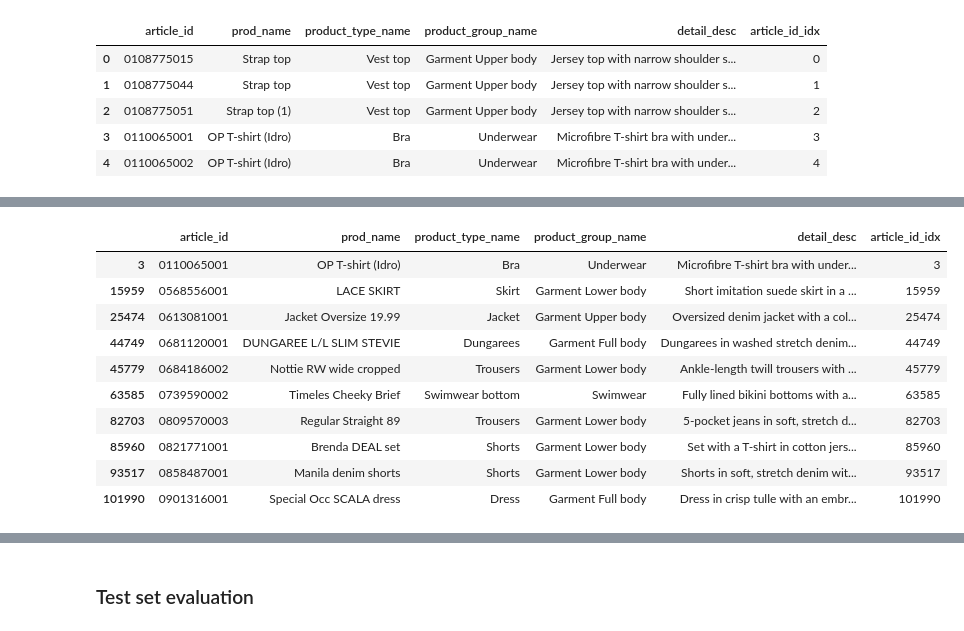
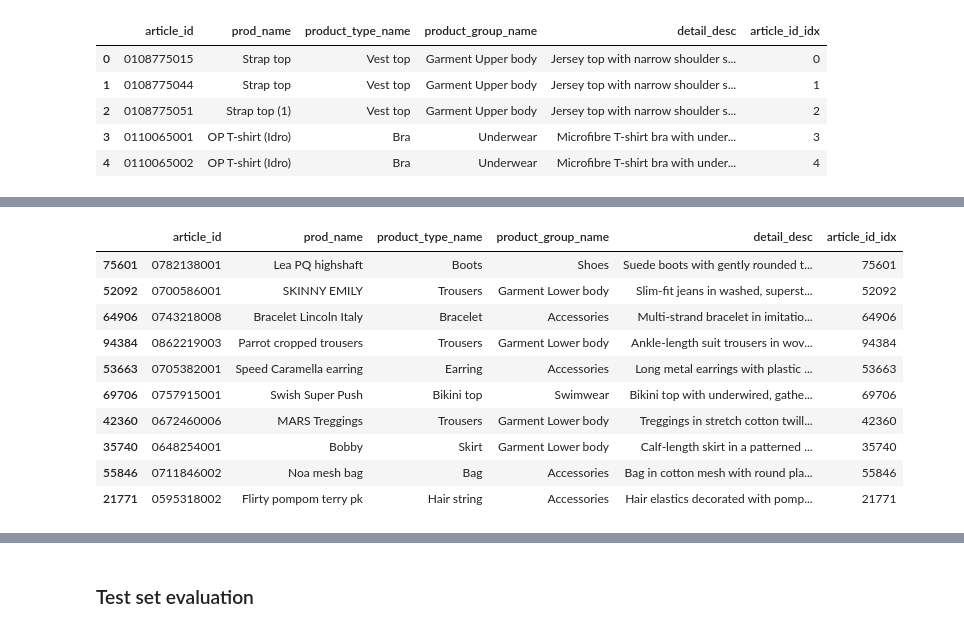
Before and after one commit to stevieg3/fashion-recommendations, a Jupyter notebook: notebooks/09-CF Weighted Matrix Factorisation.ipynb, the cells around one changed output, grey strips where cells are left out. Cells and saved outputs as stored; diff of their text form; code cells hidden in the pictures.

```diff
--- a/notebooks/09-CF Weighted Matrix Factorisation.ipynb
+++ b/notebooks/09-CF Weighted Matrix Factorisation.ipynb
@@ -391,5 +428,6 @@ optimizer = torch.optim.Adam(params=matrix_fact_model.parameters(), lr=0.001)
 # %%
 MAX_EPOCHS = 10
+W_0 = 1
 training_losses = []
 dev_maps = []
 
@@ -405,7 +443,9 @@ for epoch in range(MAX_EPOCHS):
 
         pred = matrix_fact_model(user_id, item_id)
 
-        loss = weighted_matrix_factorisation_loss(pred, label, w_0=1)
+        # loss = weighted_matrix_factorisation_loss(pred, label, w_0=W_0)
+
+        loss = criterion(pred, label.float())
 
         loss.backward()
 
@@ -428,7 +468,9 @@ for epoch in range(MAX_EPOCHS):
 
             pred = matrix_fact_model(user_id, item_id)
 
-            loss = weighted_matrix_factorisation_loss(pred, label, w_0=100)
+            # loss = weighted_matrix_factorisation_loss(pred, label, w_0=W_0)
+
+            loss = criterion(pred, label.float())
 
             total_train_loss += loss.item()
 
@@ -437,18 +479,16 @@ for epoch in range(MAX_EPOCHS):
         print(f"Training loss: {mean_train_loss}")
         training_losses.append(mean_train_loss)
 
+    # Compute dev MAP@12
+
+    pred = torch.matmul(matrix_fact_model.user_embeddings.weight, matrix_fact_model.item_embeddings.weight.T)
+
+    predictions = torch.topk(pred, 12, dim=1).indices.tolist()
+
+    dev_map12 = mapk(dev_actuals, predictions, k=12)
+
+    print(f"MAP@12: {dev_map12}")
+    dev_maps.append(dev_map12)
+
     matrix_fact_model.train()
-
-# Compute dev MAP@12
-
-pred = torch.matmul(matrix_fact_model.user_embeddings.weight, matrix_fact_model.item_embeddings.weight.T)
-
-recommendations = torch.argsort(input=pred, dim=1, descending=True)
-
-predictions = recommendations[customer_id_idx_ordered, :12].tolist()
-
-dev_map12 = mapk(dev_actuals, predictions, k=12)
-
-print(f"MAP@12: {dev_map12}")
-dev_maps.append(dev_map12)
 # %% [output]
@@ -495,3 +551,7 @@ articles_df.head()
 | 2 | 0108775051 | Strap top (1) | Vest top | Garment Upper body | Jersey top with narrow shoulder s... | 2 |
 | 3 | 0110065001 | OP T-shirt (Idro) | Bra | Underwear | Microfibre T-shirt bra with under... | 3 |
 | 4 | 0110065002 | OP T-shirt (Idro) | Bra | Underwear | Microfibre T-shirt bra with under... | 4 |
+# %%
+np.random.seed(3)
+sample_article_id_idx = articles_df.sample(n=1)['article_id_idx'].item()
+sample_article_id_idx
@@ -500,7 +562,7 @@ from sklearn.metrics.pairwise import cosine_similarity
 # %%
 %%time
 sim = cosine_similarity(
-    matrix_fact_model.item_embeddings.weight.detach().numpy()[3].reshape(1, -1),
-    matrix_fact_model.item_embeddings.weight.detach().numpy()
+    matrix_fact_model.item_embeddings.weight.cpu().detach().numpy()[sample_article_id_idx].reshape(1, -1),
+    matrix_fact_model.item_embeddings.weight.cpu().detach().numpy()
 )
 # %% [output]
@@ -517,16 +579,14 @@ array([     3,  82703, 101990,  25474,  63585,  93517,  85960,  15959,
 # %%
-articles_df[
-    articles_df['article_id_idx'].isin(closest_k)
-]
+articles_df.iloc[closest_k]
 # %% [output]
 |  | article_id | prod_name | product_type_name | product_group_name | detail_desc | article_id_idx |
-| 3 | 0110065001 | OP T-shirt (Idro) | Bra | Underwear | Microfibre T-shirt bra with under... | 3 |
-| 15959 | 0568556001 | LACE SKIRT | Skirt | Garment Lower body | Short imitation suede skirt in a ... | 15959 |
-| 25474 | 0613081001 | Jacket Oversize 19.99 | Jacket | Garment Upper body | Oversized denim jacket with a col... | 25474 |
-| 44749 | 0681120001 | DUNGAREE L/L SLIM STEVIE | Dungarees | Garment Full body | Dungarees in washed stretch denim... | 44749 |
-| 45779 | 0684186002 | Nottie RW wide cropped | Trousers | Garment Lower body | Ankle-length twill trousers with ... | 45779 |
-| 63585 | 0739590002 | Timeles Cheeky Brief | Swimwear bottom | Swimwear | Fully lined bikini bottoms with a... | 63585 |
-| 82703 | 0809570003 | Regular Straight 89 | Trousers | Garment Lower body | 5-pocket jeans in soft, stretch d... | 82703 |
-| 85960 | 0821771001 | Brenda DEAL set | Shorts | Garment Lower body | Set with a T-shirt in cotton jers... | 85960 |
-| 93517 | 0858487001 | Manila denim shorts | Shorts | Garment Lower body | Shorts in soft, stretch denim wit... | 93517 |
-| 101990 | 0901316001 | Special Occ SCALA dress | Dress | Garment Full body | Dress in crisp tulle with an embr... | 101990 |
+| 75601 | 0782138001 | Lea PQ highshaft | Boots | Shoes | Suede boots with gently rounded t... | 75601 |
+| 52092 | 0700586001 | SKINNY EMILY | Trousers | Garment Lower body | Slim-fit jeans in washed, superst... | 52092 |
+| 64906 | 0743218008 | Bracelet Lincoln Italy | Bracelet | Accessories | Multi-strand bracelet in imitatio... | 64906 |
+| 94384 | 0862219003 | Parrot cropped trousers | Trousers | Garment Lower body | Ankle-length suit trousers in wov... | 94384 |
+| 53663 | 0705382001 | Speed Caramella earring | Earring | Accessories | Long metal earrings with plastic ... | 53663 |
+| 69706 | 0757915001 | Swish Super Push | Bikini top | Swimwear | Bikini top with underwired, gathe... | 69706 |
+| 42360 | 0672460006 | MARS Treggings | Trousers | Garment Lower body | Treggings in stretch cotton twill... | 42360 |
+| 35740 | 0648254001 | Bobby | Skirt | Garment Lower body | Calf-length skirt in a patterned ... | 35740 |
+| 55846 | 0711846002 | Noa mesh bag | Bag | Accessories | Bag in cotton mesh with round pla... | 55846 |
+| 21771 | 0595318002 | Flirty pompom terry pk | Hair string | Accessories | Hair elastics decorated with pomp... | 21771 |
```
Also changed, not shown: parts of 50 cells of this notebook.
